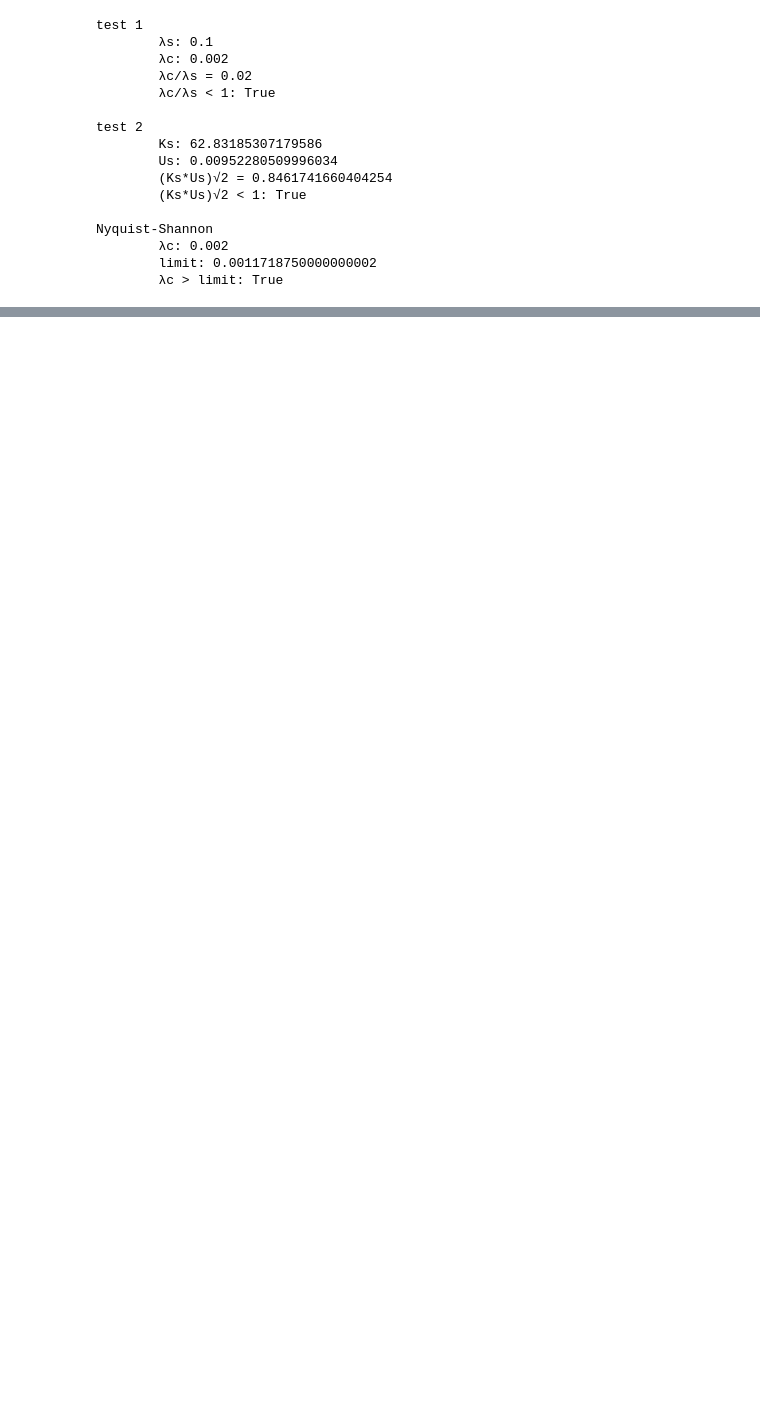
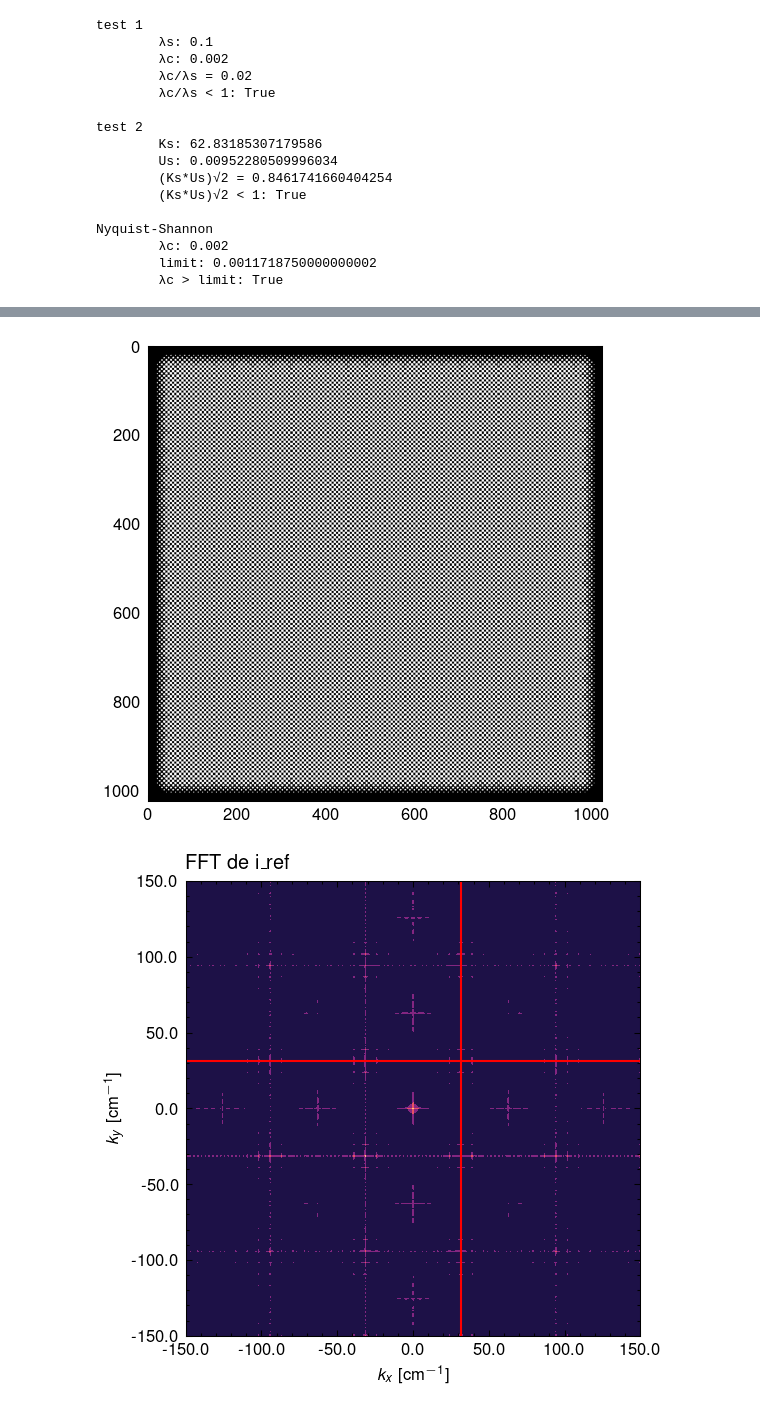
Before and after one commit to ignacioph21/Laboratorio-6-y-7, a Jupyter notebook: Analisis FCD/simulacion_patron_ondas.ipynb, the cells around one changed output, grey strips where cells are left out. Drawn from its saved outputs; the diff is of its cells as text; code cells hidden in the pictures; blank space fills up the shorter version.

```diff
--- a/Analisis FCD/simulacion_patron_ondas.ipynb
+++ b/Analisis FCD/simulacion_patron_ondas.ipynb
@@ -171,0 +174,28 @@ beautify_axs(axs, title="Residuals", labels=["$x$ [cm]", "$y$ [$\mu$m]"], multip
+# %%
+# TRANSFORMADAS DE FOURIER
+from scipy.fft import fft2, fftshift, fftfreq
+
+fft_ref = fftshift(fft2((i_ref > 0.5).astype("int")))
+
+plt.figure(figsize=(10*cm, 10*cm))
+plt.imshow((i_ref > 0.5).astype("int"), cmap="Greys_r")
+plt.show()
+
+kx = fftshift(fftfreq(x.shape[-1]))*2*np.pi/resolution
+ky = fftshift(fftfreq(y.shape[-1]))*2*np.pi/resolution
+Kx, Ky = np.meshgrid(kx, ky)
+
+plt.figure(figsize=(10*cm, 10*cm))
+plt.contourf(Kx, Ky, np.abs(fft_ref)+100, norm=LogNorm(), cmap= "magma")
+
+plt.axhline(np.pi/square_size, color = "red")
+plt.axvline(np.pi/square_size, color = "red")
+
+beautify_axs(plt.gca(), title="FFT de i_ref", aspect="equal",
+             labels=["$k_x$ [cm$^{-1}$]", "$k_y$ [cm$^{-1}$]"], multiply=[1e-2,1e-2],
+             xlim=[-4*np.pi/square_size, 4*np.pi/square_size],
+             ylim=[-4*np.pi/square_size, 4*np.pi/square_size])
+plt.show()
+# %% [output]
+[figure, added]
+[figure, added]
```
Also changed, not shown: parts of 3 cells of this notebook, 6 other files.
